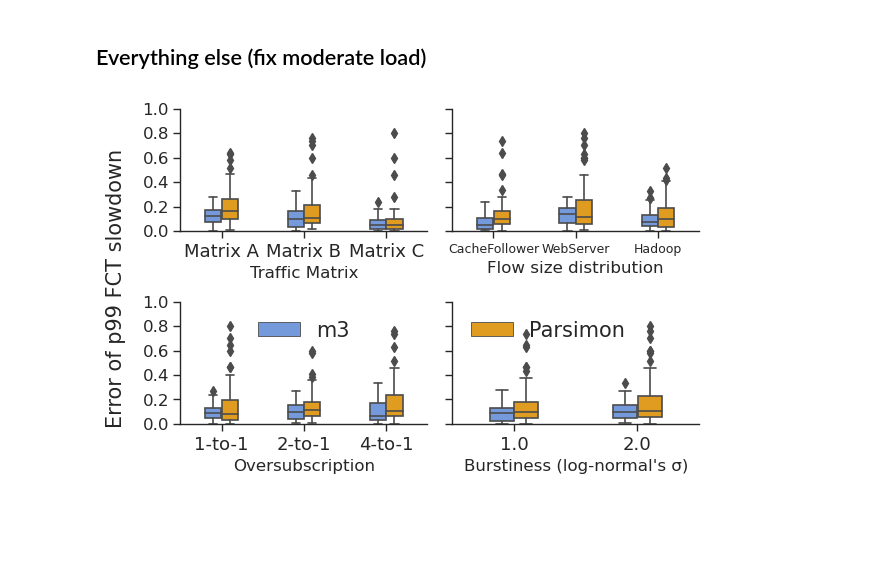
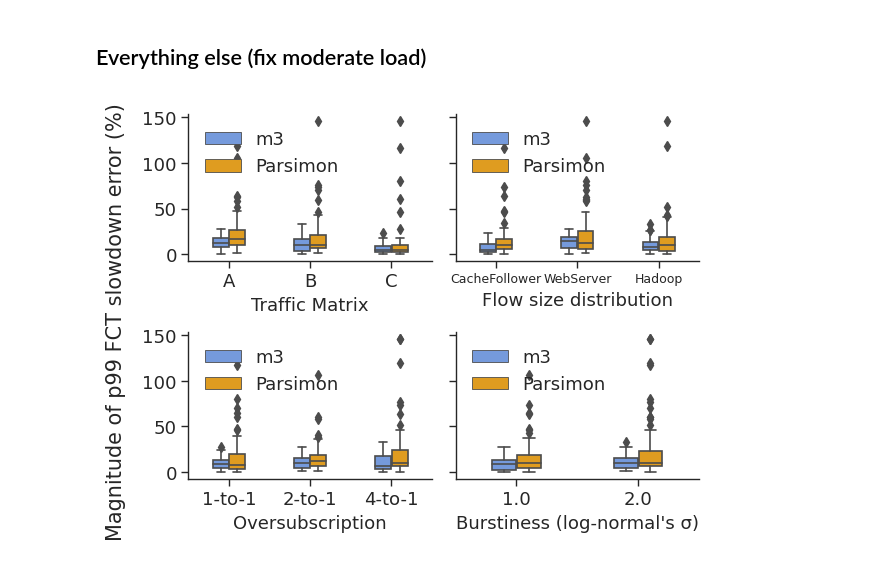
Before and after one commit to uw-polestar/parsimon-eval, a Jupyter notebook: expts/fig_8/analysis/main_dctcp.ipynb, the cells around one changed output. Drawn from its saved outputs; the diff is of its cells as text; code cells hidden in the pictures; blank space fills up the shorter version.

```diff
--- a/expts/fig_8/analysis/main_dctcp.ipynb
+++ b/expts/fig_8/analysis/main_dctcp.ipynb
@@ -333,14 +335,15 @@ print([f"{each}: {np.median(records[each])}, {np.percentile(records[each], 90)},
 # %%
-_fontsize=15
+_fontsize=17
 records_abs=records.copy()
-records_abs['p99__ns3__mlsys']=abs(records_abs['p99__ns3__mlsys'])
-records_abs['p99__ns3__pmn_m']=abs(records_abs['p99__ns3__pmn_m'])
+records_abs['p99__ns3__mlsys']=abs(records_abs['p99__ns3__mlsys'])*100
+records_abs['p99__ns3__pmn_m']=abs(records_abs['p99__ns3__pmn_m'])*100
 
 # records_abs.loc[records_abs['max_load'] < 0.3, 'max_load'] = 0.3
 print(max(records_abs['max_load']))
-records_abs['max_load']=records_abs['max_load']//0.05*0.05
+records_abs['max_load']*=100
+records_abs['max_load']=records_abs['max_load']//5*5
 print(max(records_abs['max_load']))
-records_abs=records_abs[records_abs['max_load']>=0.3]
+records_abs=records_abs[records_abs['max_load']>=30]
 
 records_abs=records_abs.sort_values(by='max_load')
 column_list=['p99__ns3__mlsys','p99__ns3__pmn_m']
@@ -358,12 +361,12 @@ for i,each in enumerate(column_list):
 
 # XXX: This is a dirty hack. Look carefully at the labels!
 # fig.legend(loc='upper right', frameon=False, ncol=1)
-# plt.ylim(0,0.4)
+plt.ylim(0,60)
 plt.legend(loc='upper left', frameon=False, ncol=1,prop={"size": _fontsize+5})
 sns.despine()
 fig.tight_layout()
-plt.xlabel('Max Load (top 10% avg load)',fontsize=_fontsize)
-plt.ylabel('Error of p99 FCT slowdown',fontsize=_fontsize)
+plt.xlabel('Max Load (%)',fontsize=_fontsize)
+plt.ylabel('Magnitude of p99\nFCT slowdown error (%)',fontsize=15)
 plt.yticks(fontsize=_fontsize)
 plt.xticks(fontsize=_fontsize)
 
@@ -404,13 +407,13 @@ plt.savefig('figs/sensitivity_time_over_load.pdf', bbox_inches='tight')
 # %%
 def violins(df):
     xs_labels_orders_rot = [
-        ('matrix', 'Traffic Matrix', ['Matrix A', 'Matrix B', 'Matrix C'], 0),
+        ('matrix', 'Traffic Matrix', ['A', 'B', 'C'], 0),
         ('oversub', 'Oversubscription', ['1-to-1', '2-to-1', '4-to-1'], 0),
         ('size_dist', 'Flow size distribution', ['CacheFollower', 'WebServer', 'Hadoop'], 0),
         ('lognorm_sigma', 'Burstiness (log-normal\'s σ)', [1.0, 2.0], 0),
     ]
-    legend_loc_list=['upper right','upper center','upper left','upper left']
-    fig, axs = plt.subplots(nrows=2, ncols=2, figsize=(6.2, 4.), sharey=True)
+    legend_loc_list=['upper left','upper left','upper left','upper left']
+    fig, axs = plt.subplots(nrows=2, ncols=2, figsize=(6.2, 4.5), sharey=True)
     # Define a custom color palette with the same colors for both sns and plt
     custom_palette = ["cornflowerblue",
     "orange",]
@@ -425,49 +428,55 @@ def violins(df):
             y='error',
             hue='kind',
             order=order,
             ax=axs[j, k],
             palette=custom_palette,
             width=0.4,
-             dodge=0.8,
+            dodge=0.8,
         )
-        ax.set_xlabel(label,fontsize=12)
+        ax.set_xlabel(label,fontsize=13)
         for tick in ax.get_xticklabels():
             tick.set_rotation(rot)
             if i != 2:
                 tick.set_fontsize(13)
             else:
                 tick.set_fontsize(9)
         ax.set_ylabel('')
-        ax.set_ylim(0, 1.0)
+        # ax.set_ylim(0, 1.0)
         for tick in ax.get_yticklabels():
             tick.set_rotation(rot)
-            tick.set_fontsize(12)
-        if i == 1:
-            handles, labels = ax.get_legend_handles_labels()
-            ax.legend(handles=handles[0:1], labels=labels[0:1], frameon=False, loc=legend_loc_list[i], prop={"size": 15})
-        elif i == 3:
-            handles, labels = ax.get_legend_handles_labels()
-            ax.legend(handles=handles[1:], labels=labels[1:], frameon=False, loc=legend_loc_list[i], prop={"size": 15})
-        else:
-            ax.get_legend().remove()  # Hide the legend on other plots
+            tick.set_fontsize(13)
+        # if i == 1:
+        #     handles, labels = ax.get_legend_handles_labels()
+        #     ax.legend(handles=handles[0:1], labels=labels[0:1], frameon=False, loc=legend_loc_list[i], prop={"size": 15})
+        # elif i == 3:
+        #     handles, labels = ax.get_legend_handles_labels()
+        #     ax.legend(handles=handles[1:], labels=labels[1:], frameon=False, loc=legend_loc_list[i], prop={"size": 15})
+        # else:
+        #     ax.get_legend().remove()  # Hide the legend on other plots
     # Remove "kind" from the legend
-    # for idx,ax in enumerate(axs.flat):
-    #     handles, labels = ax.get_legend_handles_labels()
-    #     ax.legend(handles=handles[0:], labels=labels[0:],frameon=False,loc=legend_loc_list[idx],prop={"size": 15})
+    for idx,ax in enumerate(axs.flat):
+        handles, labels = ax.get_legend_handles_labels()
+        ax.legend(handles=handles[0:], labels=labels[0:],frameon=False,loc=legend_loc_list[idx],prop={"size": 13})
     sns.despine()
-    fig.supylabel('Error of p99 FCT slowdown',fontsize=15)
+    fig.supylabel('Magnitude of p99 FCT slowdown error (%)',fontsize=15)
     fig.tight_layout()
 
 # Assuming records and 'kind' column are defined somewhere in your script
 df_violin_pmn = records.copy()
 df_violin_mlsys = records.copy()
+df_violin_pmn.replace('Matrix A', 'A', inplace=True)
+df_violin_pmn.replace('Matrix B', 'B', inplace=True)
+df_violin_pmn.replace('Matrix C', 'C', inplace=True)
+df_violin_mlsys.replace('Matrix A', 'A', inplace=True)
+df_violin_mlsys.replace('Matrix B', 'B', inplace=True)
+df_violin_mlsys.replace('Matrix C', 'C', inplace=True)
 df_violin_pmn['kind'] = 'Parsimon'
-df_violin_pmn['error'] = abs(df_violin_pmn["p99__ns3__pmn_m"])
+df_violin_pmn['error'] = abs(df_violin_pmn["p99__ns3__pmn_m"])*100
 df_violin_mlsys['kind'] = 'm3'
-df_violin_mlsys['error'] = abs(df_violin_mlsys["p99__ns3__mlsys"])
+df_violin_mlsys['error'] = abs(df_violin_mlsys["p99__ns3__mlsys"])*100
 df_violin = pd.concat([df_violin_mlsys,df_violin_pmn], ignore_index=True)
 
 violins(df_violin)
 plt.savefig('figs/sensitivity_boxplot.pdf', bbox_inches='tight')
 # %% [output]
-[figure, old version]
+[figure, new version]
```
Also changed, not shown: parts of 4 cells of this notebook, 41 other files.
